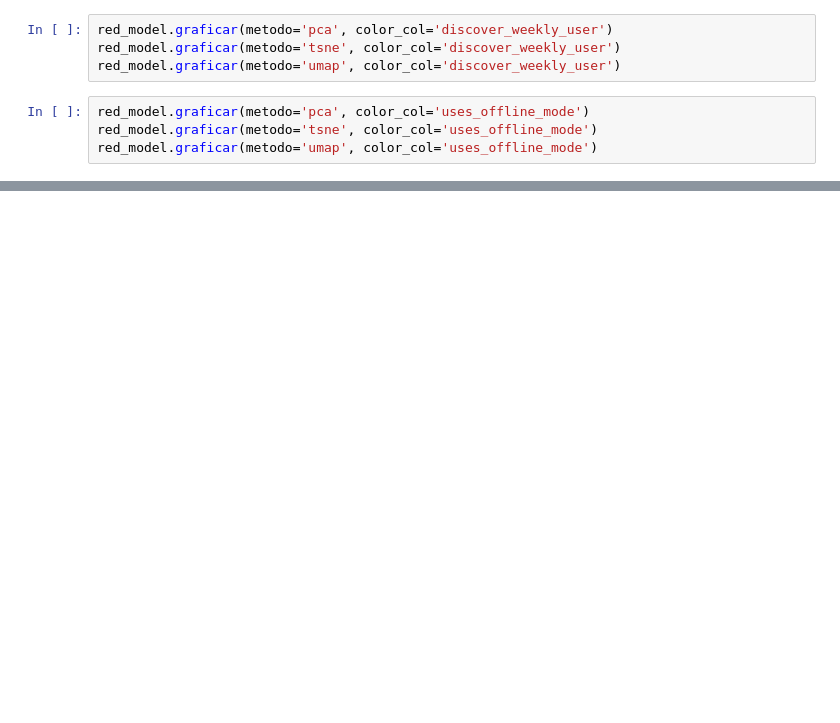
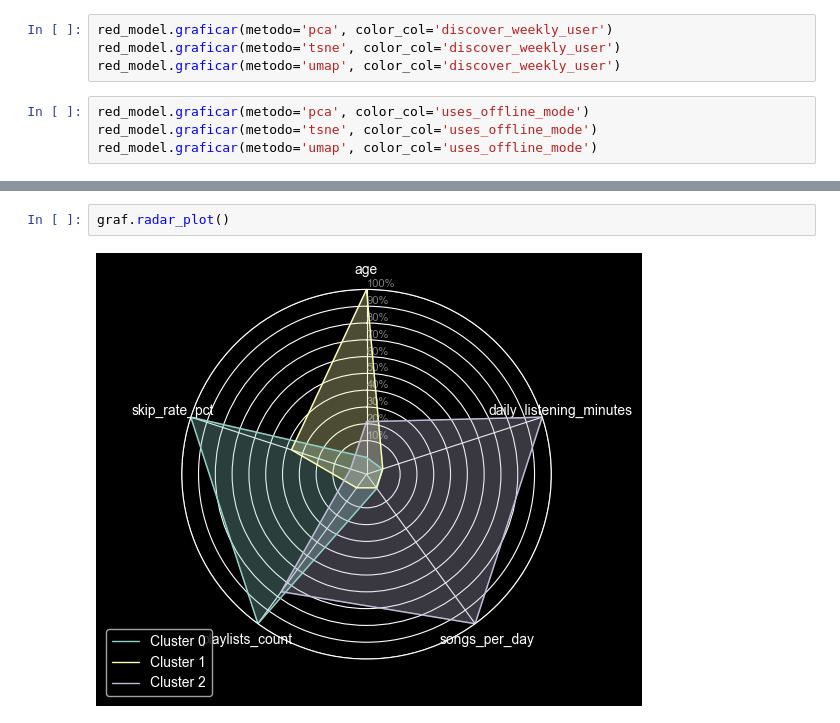
Before and after one commit to Isaakkko/Habitos-Musicales, a Jupyter notebook: HTML/PROYECTO.ipynb, the cells around one changed output, grey strips where cells are left out. Saved outputs shown, nothing was run; the diff lists cells and outputs as text; blank space fills up the shorter version.

```diff
--- a/HTML/PROYECTO.ipynb
+++ b/HTML/PROYECTO.ipynb
@@ -557,0 +591,4 @@ red_model.graficar(metodo='umap', color_col='uses_offline_mode')
+# %%
+graf.radar_plot()
+# %% [output]
+[figure, added]
```
Also changed, not shown: parts of 16 cells of this notebook, 1 other file.
